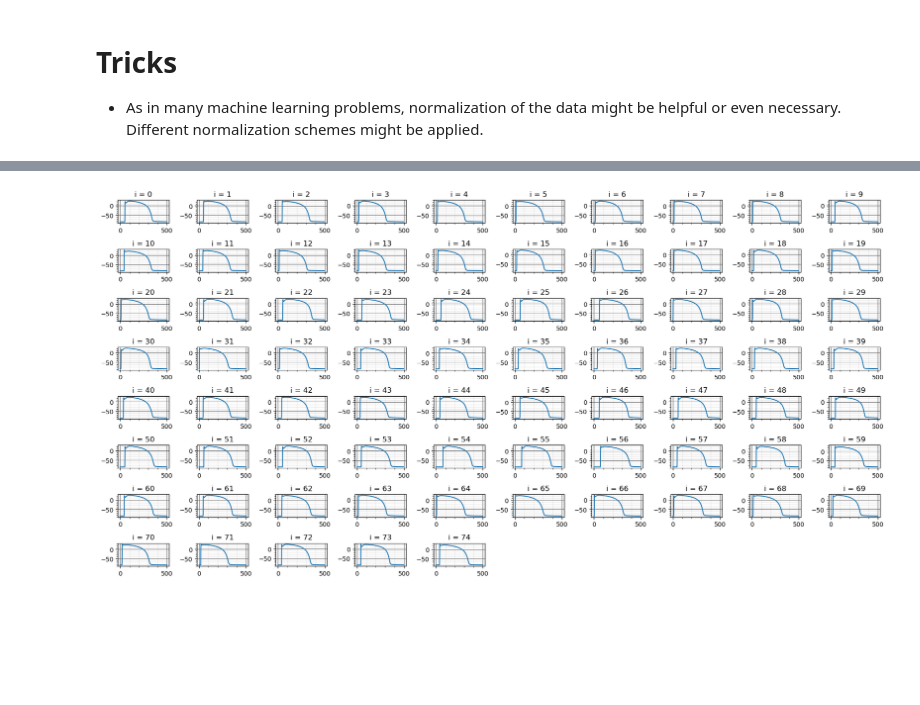
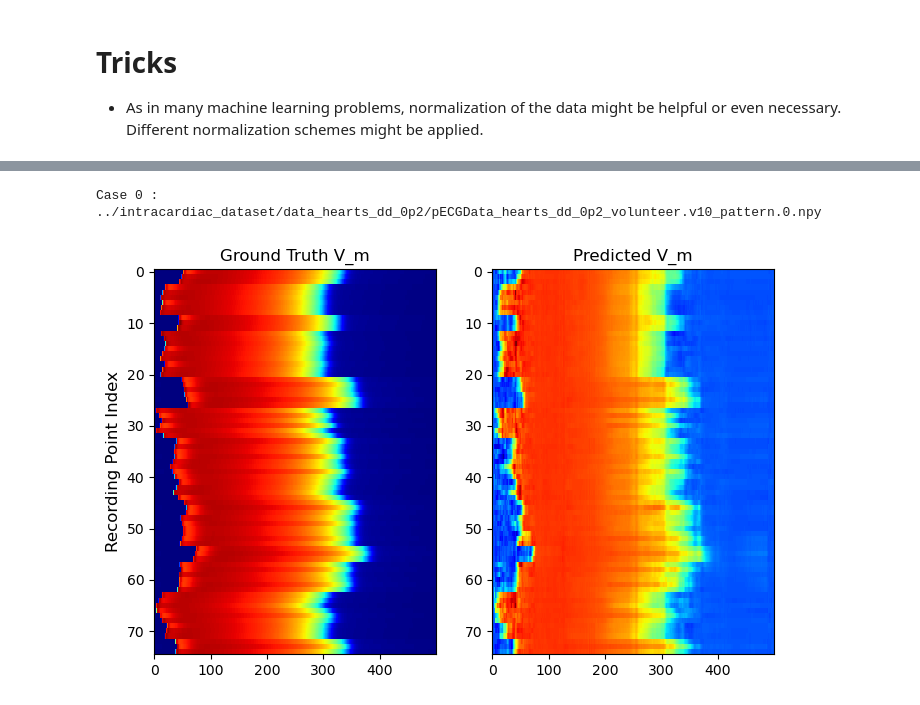
Before and after one commit to kh-bh/DSC_2024_Space_Jam, a Jupyter notebook: Task_Four/task_4_getting_started.ipynb, the cells around one changed output, grey strips where cells are left out. Drawn from its saved outputs; the diff is of its cells as text; code cells hidden in the pictures; blank space fills up the shorter version.

```diff
--- a/Task_Four/task_4_getting_started.ipynb
+++ b/Task_Four/task_4_getting_started.ipynb
@@ -241,21 +242,32 @@ plt.close()
-# %%
-test_VmData = np.load('test.npy')
-VmData_gt = np.load(test_VmData[case][1])
-
-plt.figure(figsize=(18, 9))
-
-for count, i in enumerate(range(VmData_gt.shape[1])):
-    plt.subplot(8, 10, count + 1)
-    plt.plot(VmData_gt[0:num_timesteps,i])
-    plt.title(f'i = {i}')
-    plt.grid(visible=True, which='major', color='#666666', linestyle='-')
-    plt.minorticks_on()
-    plt.grid(visible=True, which='minor', color='#999999', linestyle='-', alpha=0.2)
-    # plt.xlabel('msec')
-    # plt.ylabel('mV')
-plt.tight_layout()
-plt.show()
-# close
-plt.close()
-# %% [output]
-[figure, removed]
+# %%
+# make a plot with the "pECGData" -> "ActTime"
+case = 0
+
+VmData = np.load('predictions.npy')
+pred_VmData = VmData[case]
+pred = pred_VmData.reshape(75,500).T
+
+print('Case {} : {}'.format(case, file_pairs[case][0]))
+
+test_VmData = np.load('test.npy')
+VmData_gt = np.load(test_VmData[case][1])
+
+# plot in row the tensors pECGData and ActTime with an arrow pointing to the activation time
+row = 1
+column = 2
+plt.figure(figsize=(8, 5))
+plt.subplot(row, column, 1)
+# plot pECGData transposed
+plt.imshow(VmData_gt.T, cmap='jet', interpolation='nearest', aspect='auto')
+plt.title('Ground Truth V_m')
+plt.ylabel('Recording Point Index', fontsize=12)
+plt.subplot(row, column, 2)
+# plot Vm transposed
+plt.imshow(pred.T, cmap='jet', interpolation='nearest', aspect='auto')
+# not xticks
+plt.title('Predicted V_m')
+plt.show()
+plt.close()
+# %% [output]
+Case 0 : ../intracardiac_dataset/data_hearts_dd_0p2/pECGData_hearts_dd_0p2_volunteer.v10_pattern.0.npy
+[figure, added]
```
Also changed, not shown: parts of 1 cell of this notebook, 2 other files.
